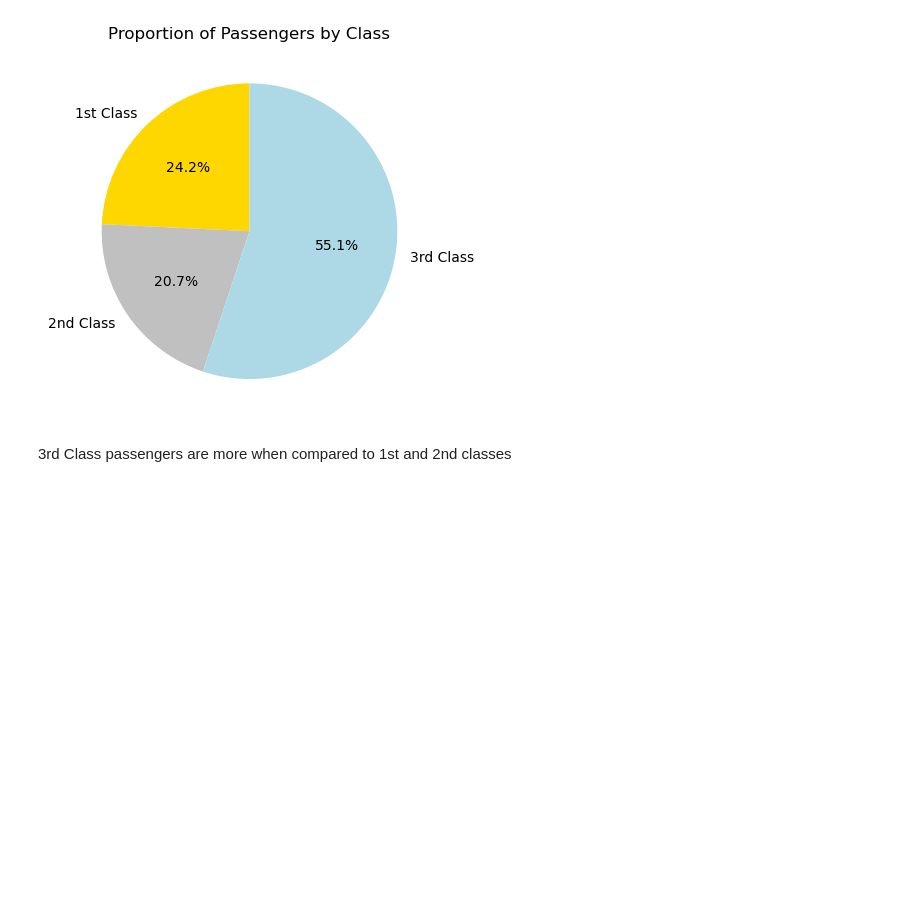
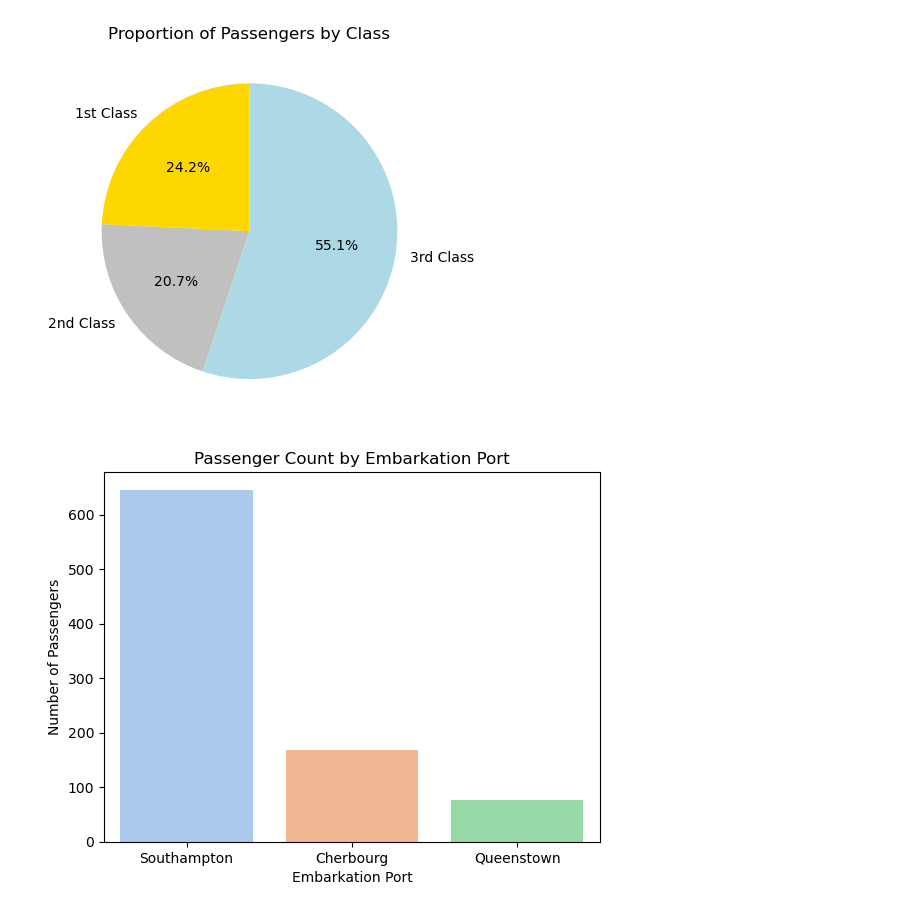
Before and after one commit to dinesh-paladugula/gfg_21projects_21days, a Jupyter notebook: Titanic_Survival_Analysis.ipynb, the cells around one changed output. Saved outputs shown, nothing was run; the diff lists cells and outputs as text; code cells hidden in the pictures; blank space fills up the shorter version.

```diff
--- a/Titanic_Survival_Analysis.ipynb
+++ b/Titanic_Survival_Analysis.ipynb
@@ -226,7 +222,22 @@ plt.title("Proportion of Passengers by Class")
 plt.show()
 # %% [output]
 [figure]
-# %% [markdown]
-3rd Class passengers are more when compared to 1st and 2nd classes
 # %%
-titanic_df
+import matplotlib.pyplot as plt
+import seaborn as sns
+
+# Map the codes to full port names
+titanic_df['Embarked_Full'] = titanic_df['Embarked'].map({
+    'C': 'Cherbourg',
+    'Q': 'Queenstown',
+    'S': 'Southampton'
+})
+
+# Count plot with mapped names
+sns.countplot(data=titanic_df, x='Embarked_Full', palette='pastel')
+plt.title("Passenger Count by Embarkation Port")
+plt.xlabel("Embarkation Port")
+plt.ylabel("Number of Passengers")
+plt.show()
+# %% [output]
+[figure, added]
```
Also changed, not shown: parts of 15 cells of this notebook.
